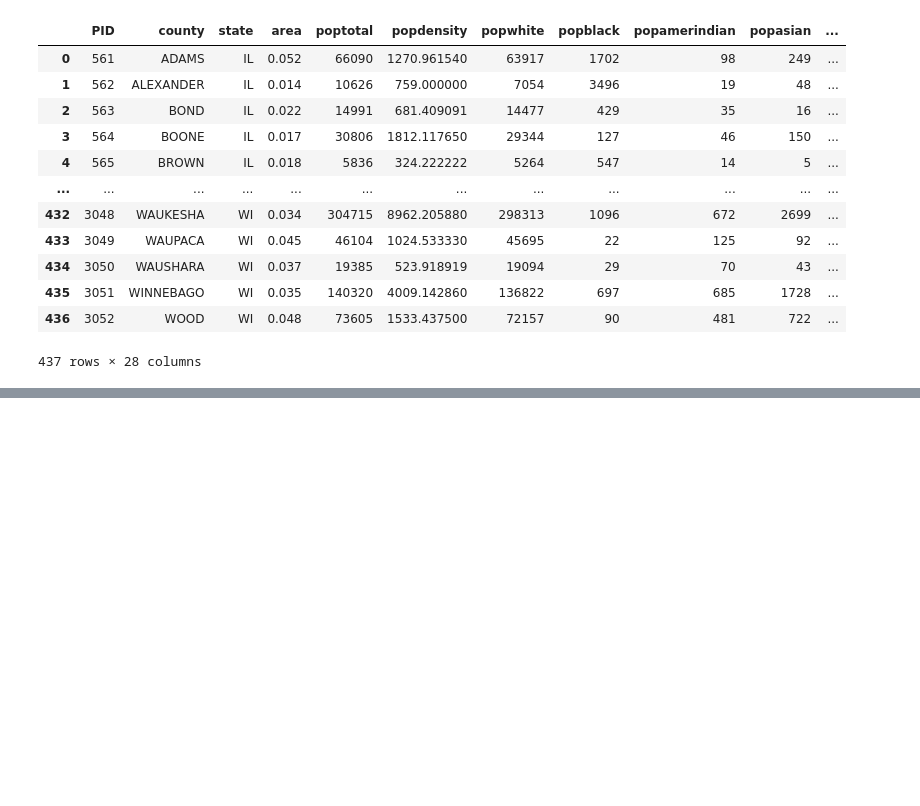
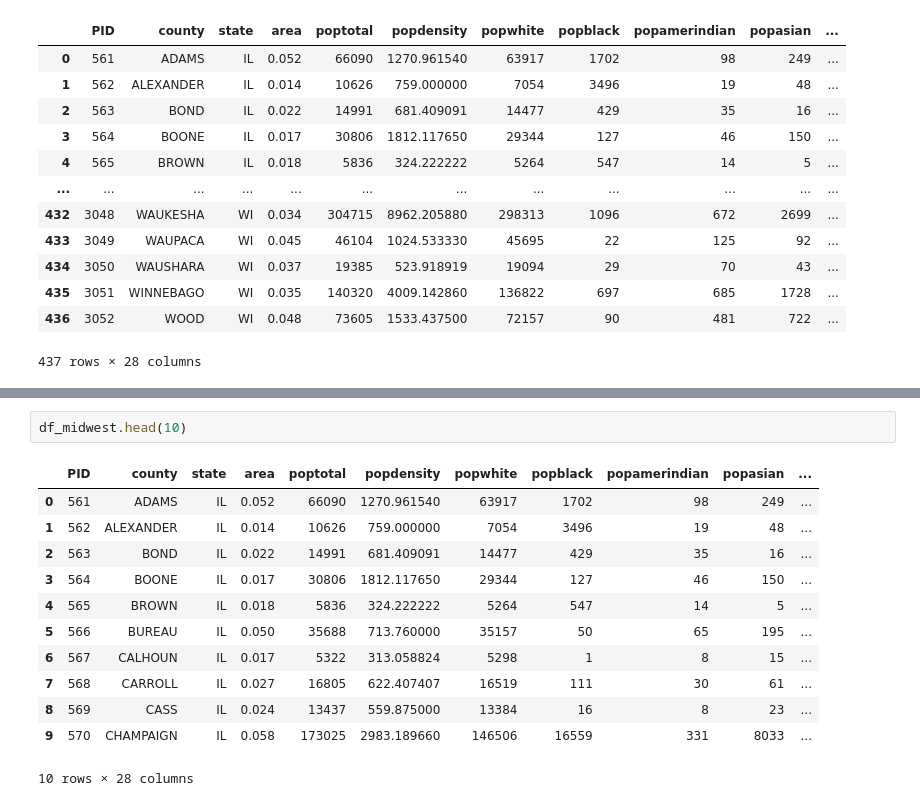
Before and after one commit to Likelion-at-SMWU-13th/KimMinSeo, a Jupyter notebook: part04hw/dataframe.ipynb, the cells around one changed output, grey strips where cells are left out. Saved outputs shown, nothing was run; the diff lists cells and outputs as text; blank space fills up the shorter version.

```diff
--- a/part04hw/dataframe.ipynb
+++ b/part04hw/dataframe.ipynb
@@ -24,0 +40,15 @@ df_midwest
+# %%
+df_midwest.head(10)
+# %% [output]
+|  | PID | county | state | area | poptotal | popdensity | popwhite | popblack | popamerindian | popasian | ... |
+| 0 | 561 | ADAMS | IL | 0.052 | 66090 | 1270.961540 | 63917 | 1702 | 98 | 249 | ... |
+| 1 | 562 | ALEXANDER | IL | 0.014 | 10626 | 759.000000 | 7054 | 3496 | 19 | 48 | ... |
+| 2 | 563 | BOND | IL | 0.022 | 14991 | 681.409091 | 14477 | 429 | 35 | 16 | ... |
+| 3 | 564 | BOONE | IL | 0.017 | 30806 | 1812.117650 | 29344 | 127 | 46 | 150 | ... |
+| 4 | 565 | BROWN | IL | 0.018 | 5836 | 324.222222 | 5264 | 547 | 14 | 5 | ... |
+| 5 | 566 | BUREAU | IL | 0.050 | 35688 | 713.760000 | 35157 | 50 | 65 | 195 | ... |
+| 6 | 567 | CALHOUN | IL | 0.017 | 5322 | 313.058824 | 5298 | 1 | 8 | 15 | ... |
+| 7 | 568 | CARROLL | IL | 0.027 | 16805 | 622.407407 | 16519 | 111 | 30 | 61 | ... |
+| 8 | 569 | CASS | IL | 0.024 | 13437 | 559.875000 | 13384 | 16 | 8 | 23 | ... |
+| 9 | 570 | CHAMPAIGN | IL | 0.058 | 173025 | 2983.189660 | 146506 | 16559 | 331 | 8033 | ... |
+10 rows × 28 columns
```
Also changed, not shown: parts of 16 cells of this notebook.
